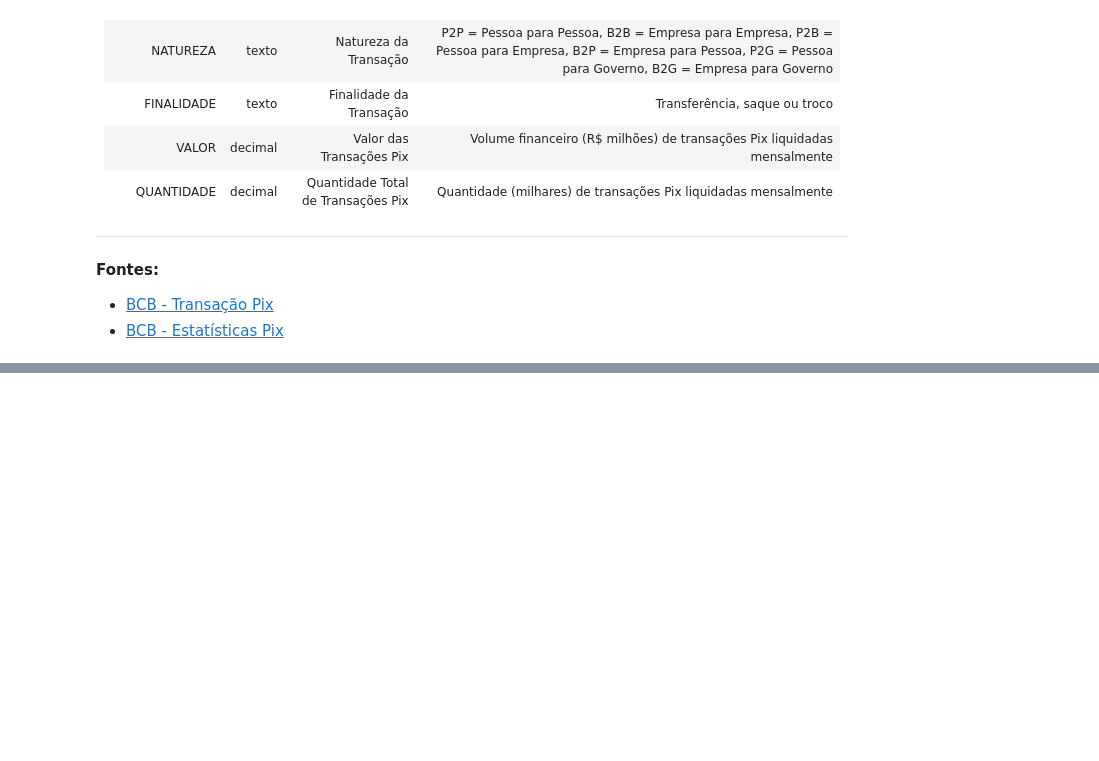
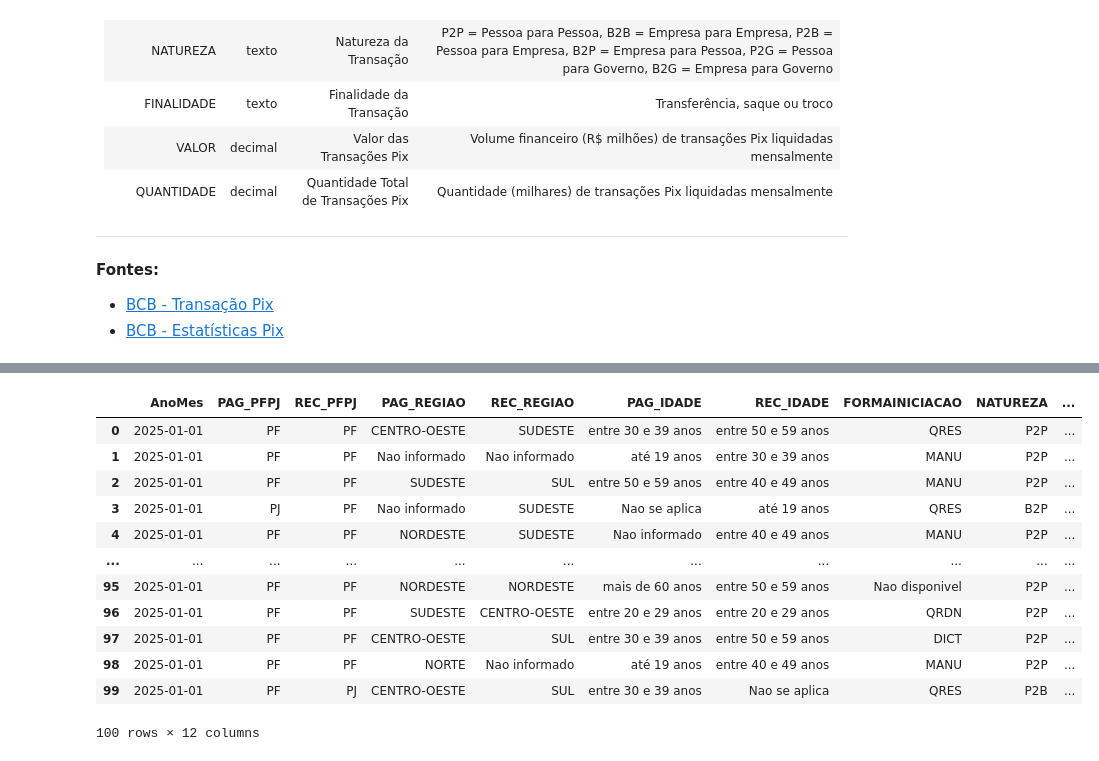
Before and after one commit to caiobarrosmelo/transacoesPixDS, a Jupyter notebook: relatorio_pix.ipynb, the cells around one changed output, grey strips where cells are left out. Cells and saved outputs as stored; diff of their text form; code cells hidden in the pictures; blank space fills up the shorter version.

```diff
--- a/relatorio_pix.ipynb
+++ b/relatorio_pix.ipynb
@@ -58,0 +163,20 @@ Error:
+# %%
+thousand_columns = ['QUANTIDADE']
+for col in thousand_columns:
+    df[col] = df[col] * 1_000
+# %%
+df
+# %% [output]
+|  | AnoMes | PAG_PFPJ | REC_PFPJ | PAG_REGIAO | REC_REGIAO | PAG_IDADE | REC_IDADE | FORMAINICIACAO | NATUREZA | ... |
+| 0 | 2025-01-01 | PF | PF | CENTRO-OESTE | SUDESTE | entre 30 e 39 anos | entre 50 e 59 anos | QRES | P2P | ... |
+| 1 | 2025-01-01 | PF | PF | Nao informado | Nao informado | até 19 anos | entre 30 e 39 anos | MANU | P2P | ... |
+| 2 | 2025-01-01 | PF | PF | SUDESTE | SUL | entre 50 e 59 anos | entre 40 e 49 anos | MANU | P2P | ... |
+| 3 | 2025-01-01 | PJ | PF | Nao informado | SUDESTE | Nao se aplica | até 19 anos | QRES | B2P | ... |
+| 4 | 2025-01-01 | PF | PF | NORDESTE | SUDESTE | Nao informado | entre 40 e 49 anos | MANU | P2P | ... |
+| ... | ... | ... | ... | ... | ... | ... | ... | ... | ... | ... |
+| 95 | 2025-01-01 | PF | PF | NORDESTE | NORDESTE | mais de 60 anos | entre 50 e 59 anos | Nao disponivel | P2P | ... |
+| 96 | 2025-01-01 | PF | PF | SUDESTE | CENTRO-OESTE | entre 20 e 29 anos | entre 20 e 29 anos | QRDN | P2P | ... |
+| 97 | 2025-01-01 | PF | PF | CENTRO-OESTE | SUL | entre 30 e 39 anos | entre 50 e 59 anos | DICT | P2P | ... |
+| 98 | 2025-01-01 | PF | PF | NORTE | Nao informado | até 19 anos | entre 40 e 49 anos | MANU | P2P | ... |
+| 99 | 2025-01-01 | PF | PJ | CENTRO-OESTE | SUL | entre 30 e 39 anos | Nao se aplica | QRES | P2B | ... |
+100 rows × 12 columns
```
Also changed, not shown: parts of 25 cells of this notebook, 2 other files.
